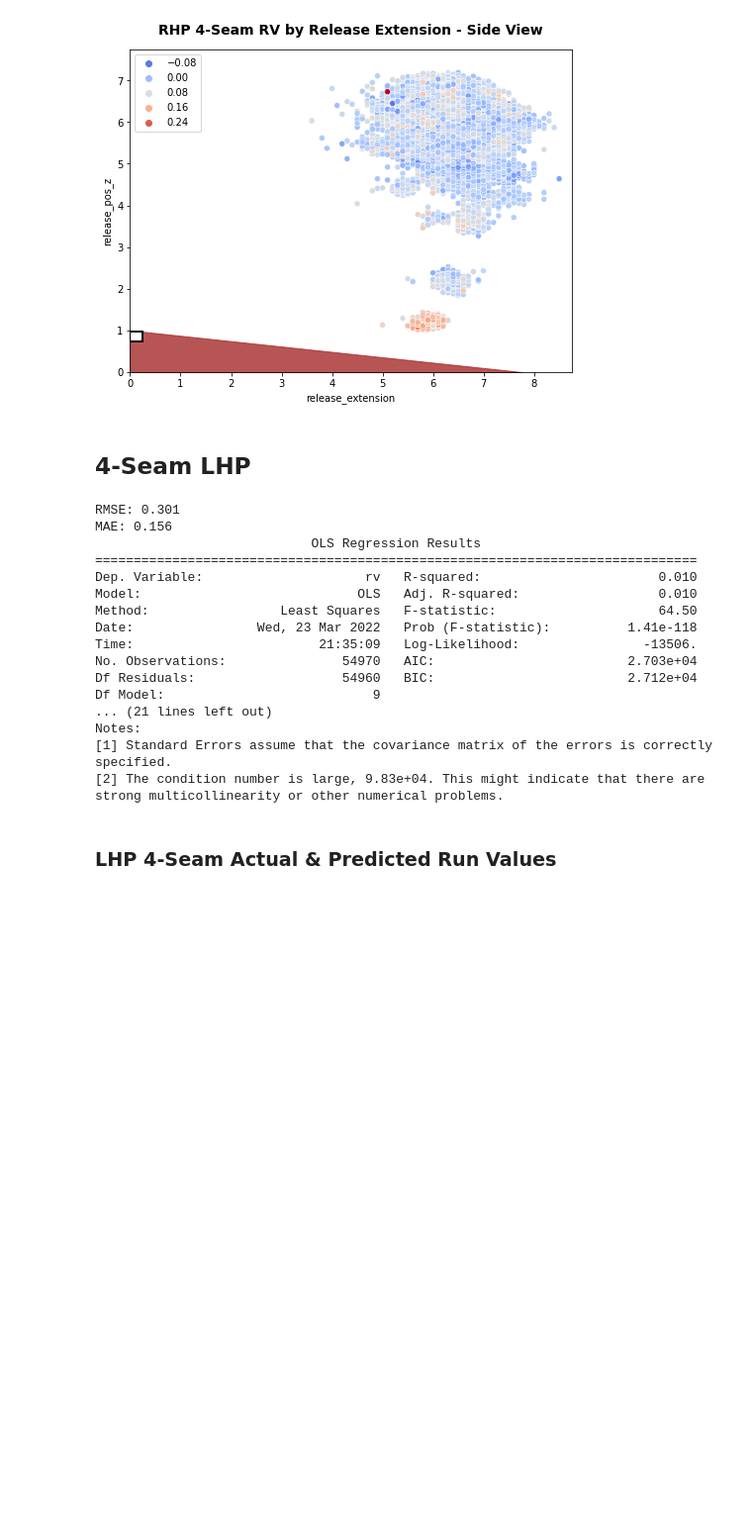
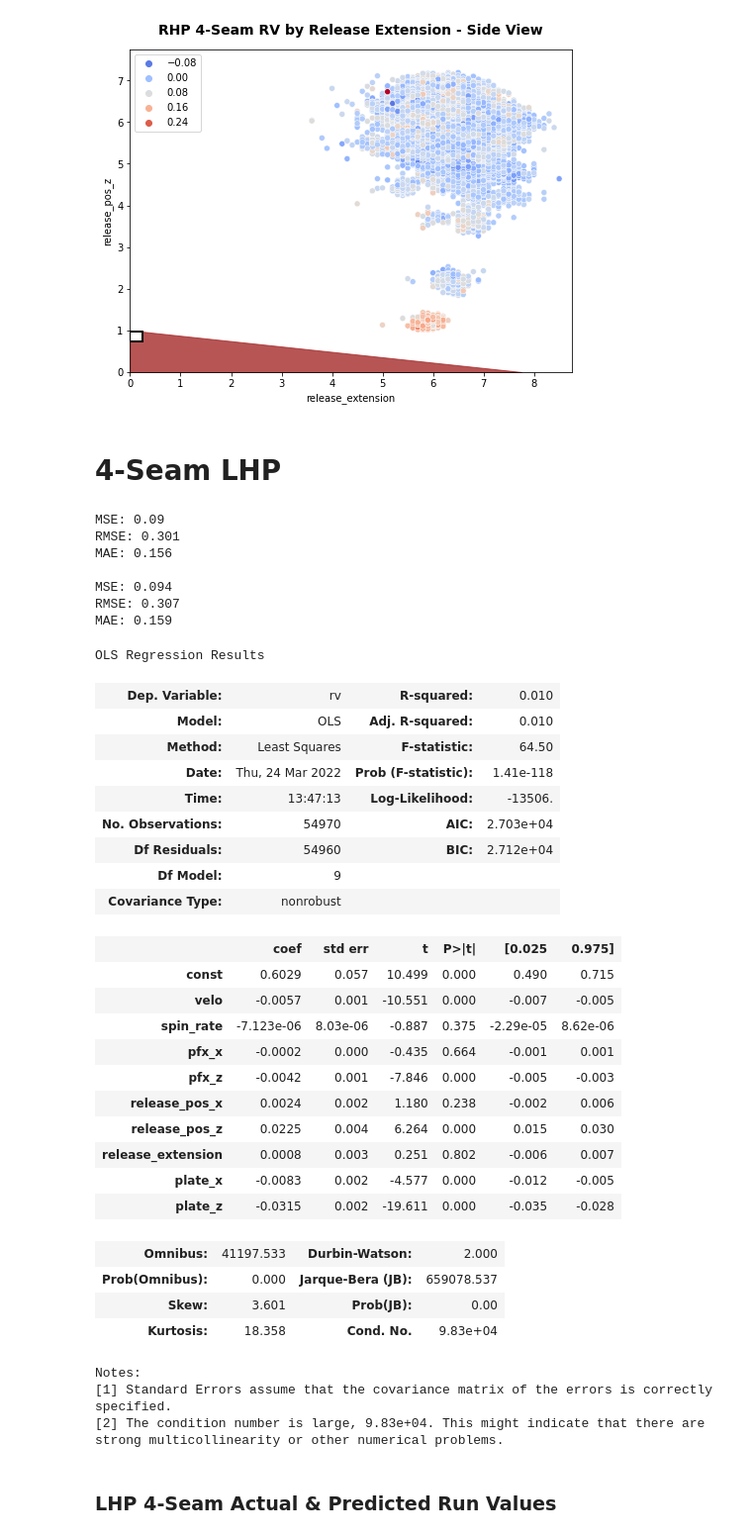
Before and after one commit to anthonyzurke/pitch-model, a Jupyter notebook: notebooks/model-pitch-quality-lr-Copy1.ipynb, the cells around one changed output. Shown at 99% size. Drawn from its saved outputs; the diff is of its cells as text; code cells hidden in the pictures; blank space fills up the shorter version.

```diff
--- a/notebooks/model-pitch-quality-lr-Copy1.ipynb
+++ b/notebooks/model-pitch-quality-lr-Copy1.ipynb
@@ -432,42 +455,65 @@ plt.title('RHP 4-Seam RV by Release Extension - Side View', fontsize = 14, fontw
 # %% [output]
 [figure]
 # %% [markdown]
-## 4-Seam LHP
+# 4-Seam LHP
 # %%
 features_ff_l = ff_l.select_dtypes([np.number])
 X = features_ff_l.drop(columns = ['rv'])
 X = sm.add_constant(X)
 y = features_ff_l['rv']
 
 X_train, X_test, y_train, y_test = train_test_split(X, y, random_state = 1)
 
 ols_ff_l = sm.OLS(y_train, X_train).fit()
 pred_ff_l = ols_ff_l.predict(X_test)
 pred = ols_ff_l.predict(X)
 fitted_vals_ff_l = ols_ff_l.fittedvalues
 residuals_ff_l = ols_ff_l.resid
 
+print('MSE:', round((metrics.mean_squared_error(y_test, pred_ff_l)), 3))
 print('RMSE:', round(np.sqrt(metrics.mean_squared_error(y_test, pred_ff_l)), 3))
-print('MAE:', round(metrics.mean_absolute_error(y_test, pred_ff_l), 3))
-print(ols_ff_l.summary())
+print('MAE:', round(metrics.mean_absolute_error(y_test, pred_ff_l), 3), '\n')
+print('MSE:', round((metrics.mean_squared_error(y, pred)), 3))
+print('RMSE:', round(np.sqrt(metrics.mean_squared_error(y, pred)), 3))
+print('MAE:', round(metrics.mean_absolute_error(y, pred), 3))
+ols_ff_l.summary()
 # %% [output]
+MSE: 0.09
 RMSE: 0.301
 MAE: 0.156
-                            OLS Regression Results
-==============================================================================
-Dep. Variable:                     rv   R-squared:                       0.010
-Model:                            OLS   Adj. R-squared:                  0.010
-Method:                 Least Squares   F-statistic:                     64.50
-Date:                Wed, 23 Mar 2022   Prob (F-statistic):          1.41e-118
-Time:                        21:35:09   Log-Likelihood:                -13506.
-No. Observations:               54970   AIC:                         2.703e+04
-Df Residuals:                   54960   BIC:                         2.712e+04
-Df Model:                           9
-... (21 lines left out)
-Notes:
-[1] Standard Errors assume that the covariance matrix of the errors is correctly specified.
-[2] The condition number is large, 9.83e+04. This might indicate that there are
-strong multicollinearity or other numerical problems.
+
+MSE: 0.094
+RMSE: 0.307
+MAE: 0.159
+OLS Regression Results
+| Dep. Variable: | rv | R-squared: | 0.010 |
+| Model: | OLS | Adj. R-squared: | 0.010 |
+| Method: | Least Squares | F-statistic: | 64.50 |
+| Date: | Thu, 24 Mar 2022 | Prob (F-statistic): | 1.41e-118 |
+| Time: | 13:47:13 | Log-Likelihood: | -13506. |
+| No. Observations: | 54970 | AIC: | 2.703e+04 |
+| Df Residuals: | 54960 | BIC: | 2.712e+04 |
+| Df Model: | 9 |  |  |
+| Covariance Type: | nonrobust |  |  |
+|  | coef | std err | t | P>|t| | [0.025 | 0.975] |
+| const | 0.6029 | 0.057 | 10.499 | 0.000 | 0.490 | 0.715 |
+| velo | -0.0057 | 0.001 | -10.551 | 0.000 | -0.007 | -0.005 |
+| spin_rate | -7.123e-06 | 8.03e-06 | -0.887 | 0.375 | -2.29e-05 | 8.62e-06 |
+| pfx_x | -0.0002 | 0.000 | -0.435 | 0.664 | -0.001 | 0.001 |
+| pfx_z | -0.0042 | 0.001 | -7.846 | 0.000 | -0.005 | -0.003 |
+| release_pos_x | 0.0024 | 0.002 | 1.180 | 0.238 | -0.002 | 0.006 |
+| release_pos_z | 0.0225 | 0.004 | 6.264 | 0.000 | 0.015 | 0.030 |
+| release_extension | 0.0008 | 0.003 | 0.251 | 0.802 | -0.006 | 0.007 |
+| plate_x | -0.0083 | 0.002 | -4.577 | 0.000 | -0.012 | -0.005 |
+| plate_z | -0.0315 | 0.002 | -19.611 | 0.000 | -0.035 | -0.028 |
+| Omnibus: | 41197.533 | Durbin-Watson: | 2.000 |
+| Prob(Omnibus): | 0.000 | Jarque-Bera (JB): | 659078.537 |
+| Skew: | 3.601 | Prob(JB): | 0.00 |
+| Kurtosis: | 18.358 | Cond. No. | 9.83e+04 |
+Notes:
+[1] Standard Errors assume that the covariance matrix of the errors is correctly specified.
+[2] The condition number is large, 9.83e+04. This might indicate that there are
+strong multicollinearity or other numerical problems.
 # %% [markdown]
 ### LHP 4-Seam Actual & Predicted Run Values
 # %%
```
Also changed, not shown: parts of 7 cells of this notebook, 2 other files.
